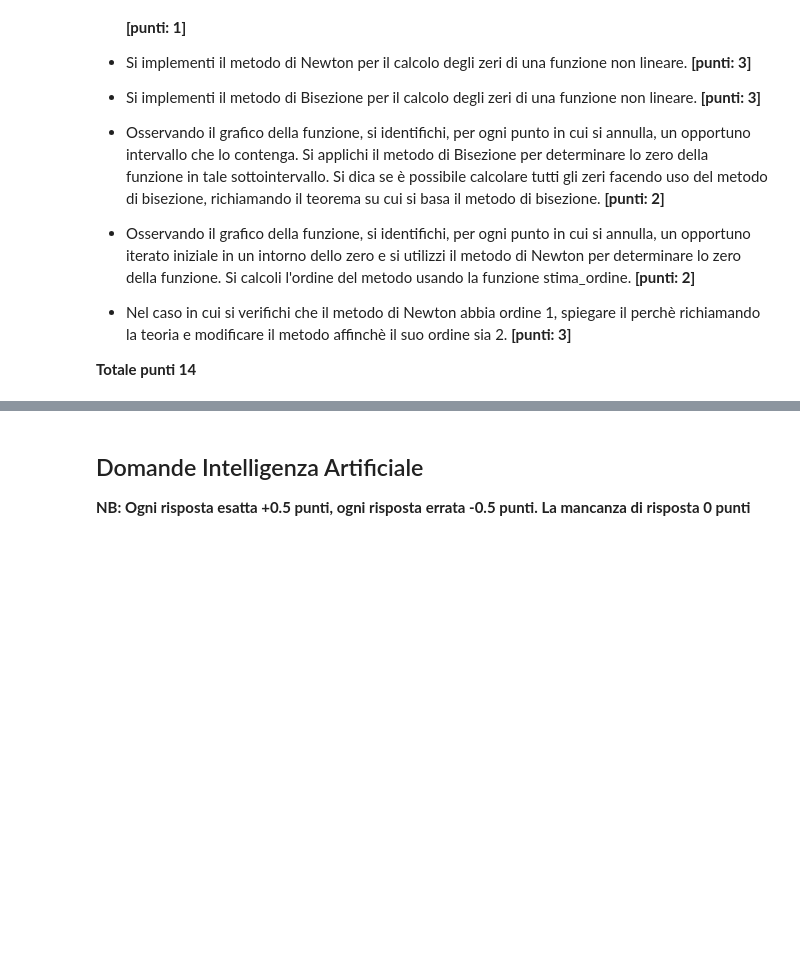
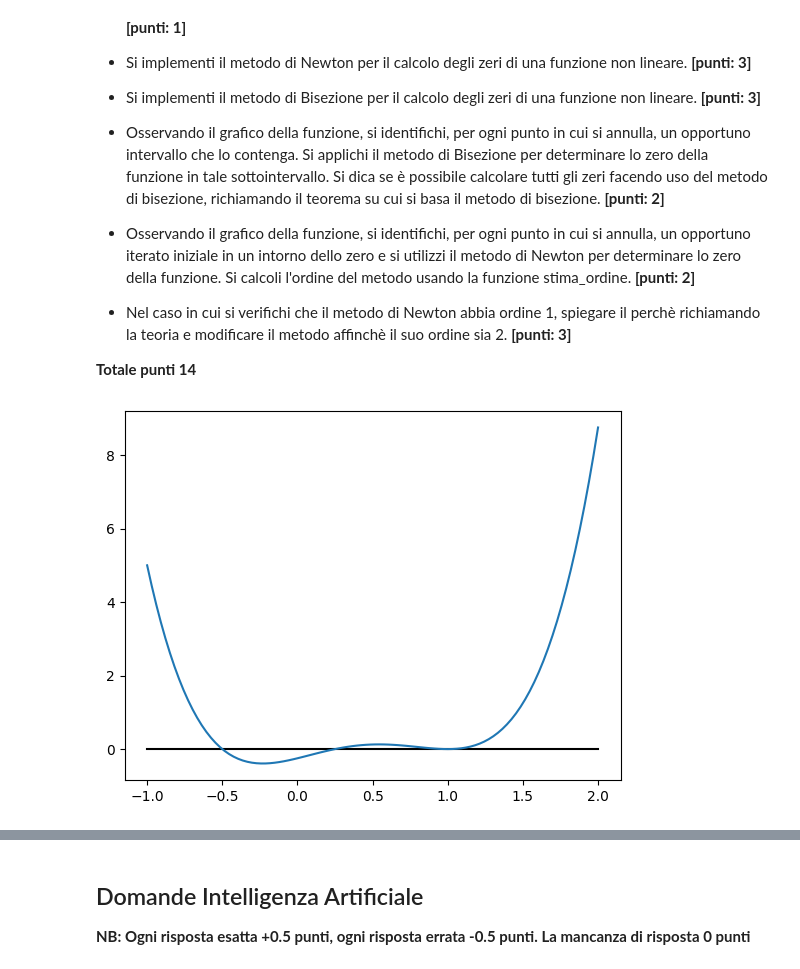
Before and after one commit to lspita/unibo-metodi-numerici-ia, a Jupyter notebook: esami/2024-06-12/Esame_Metodi_Numerici_12_06_2024_Turno_II.ipynb, the cells around one changed output, grey strips where cells are left out. Saved outputs shown, nothing was run; the diff lists cells and outputs as text; code cells hidden in the pictures; blank space fills up the shorter version.

```diff
--- a/esami/2024-06-12/Esame_Metodi_Numerici_12_06_2024_Turno_II.ipynb
+++ b/esami/2024-06-12/Esame_Metodi_Numerici_12_06_2024_Turno_II.ipynb
@@ -64,0 +245,14 @@ Per la lettura dei dati procedere nel seguente modo:
+# %%
+xs = sym.symbols("x")
+fs = 2*xs**4 -(7/2)*xs**3 +(3/4)*xs**2 +xs -1/4
+dfs = sym.diff(fs, xs, 1) # derivata prima
+
+f = sym.lambdify(xs, fs, np)
+df = sym.lambdify(xs, dfs, np)
+
+x = np.linspace(-1, 2, 100)
+plt.plot(x, np.zeros_like(x), "black")
+plt.plot(x, f(x))
+plt.show() # la funzione si annulla in 3 punti, circa x = -0.5, 0.25, 1
+# %% [output]
+[figure, added]
```
Also changed, not shown: parts of 19 cells of this notebook, 2 other files.
